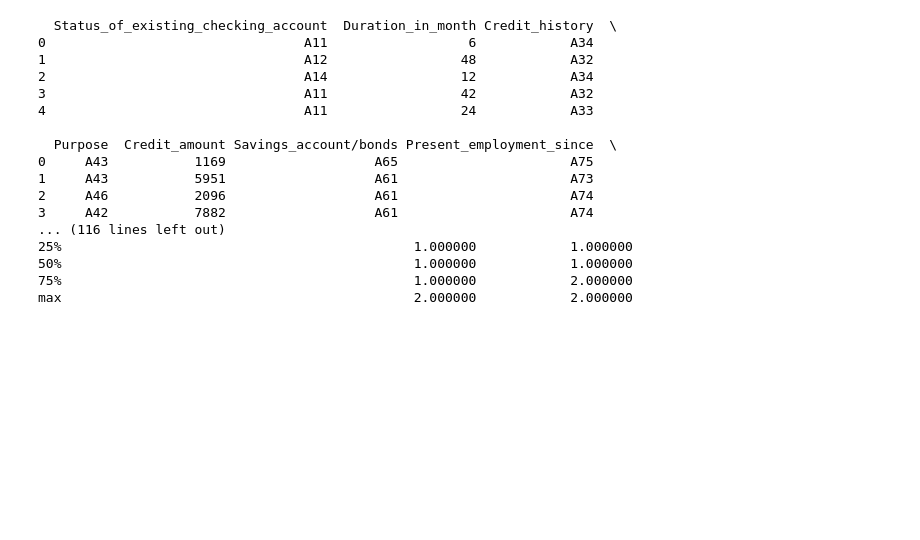
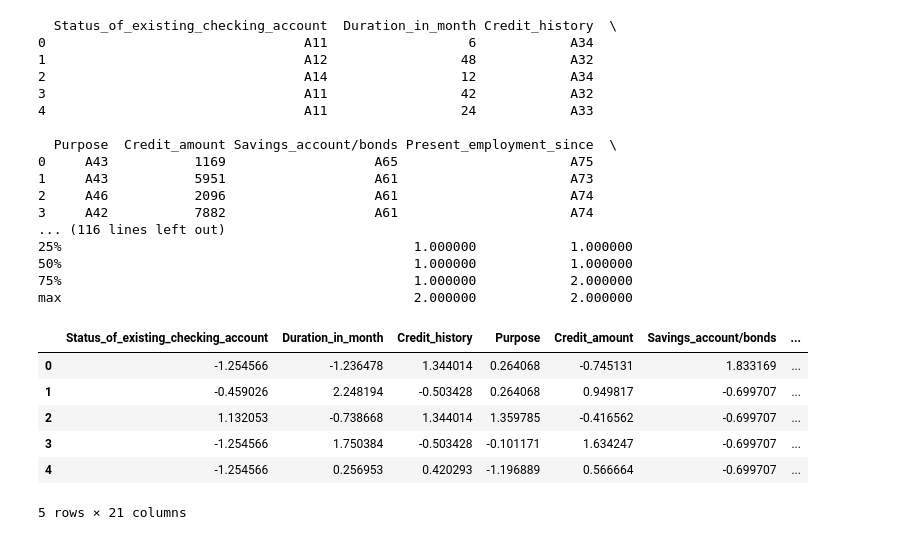
Before and after one commit to brendancsmith/credit-risk, a Jupyter notebook: notebooks/exploratory.ipynb, the cells around one changed output. Drawn from its saved outputs; the diff is of its cells as text; code cells hidden in the pictures; blank space fills up the shorter version.

```diff
--- a/notebooks/exploratory.ipynb
+++ b/notebooks/exploratory.ipynb
@@ -42,6 +42,21 @@ print("\nSummary statistics:\n", df.describe())
 50%                                             1.000000            1.000000
 75%                                             1.000000            2.000000
 max                                             2.000000            2.000000
+# %%
+from src.data.preprocessing import encode_categorical, scale_features
+
+df = encode_categorical(df)
+df = scale_features(df)
+
+df.head()
+# %% [output]
+|  | Status_of_existing_checking_account | Duration_in_month | Credit_history | Purpose | Credit_amount | Savings_account/bonds | ... |
+| 0 | -1.254566 | -1.236478 | 1.344014 | 0.264068 | -0.745131 | 1.833169 | ... |
+| 1 | -0.459026 | 2.248194 | -0.503428 | 0.264068 | 0.949817 | -0.699707 | ... |
+| 2 | 1.132053 | -0.738668 | 1.344014 | 1.359785 | -0.416562 | -0.699707 | ... |
+| 3 | -1.254566 | 1.750384 | -0.503428 | -0.101171 | 1.634247 | -0.699707 | ... |
+| 4 | -1.254566 | 0.256953 | 0.420293 | -1.196889 | 0.566664 | -0.699707 | ... |
+5 rows × 21 columns
 # %%
 # Convert non-numeric columns to numeric or drop them
 df_numeric = df.select_dtypes(include=[float, int])
```
Also changed, not shown: parts of 4 cells of this notebook, 2 other files.
